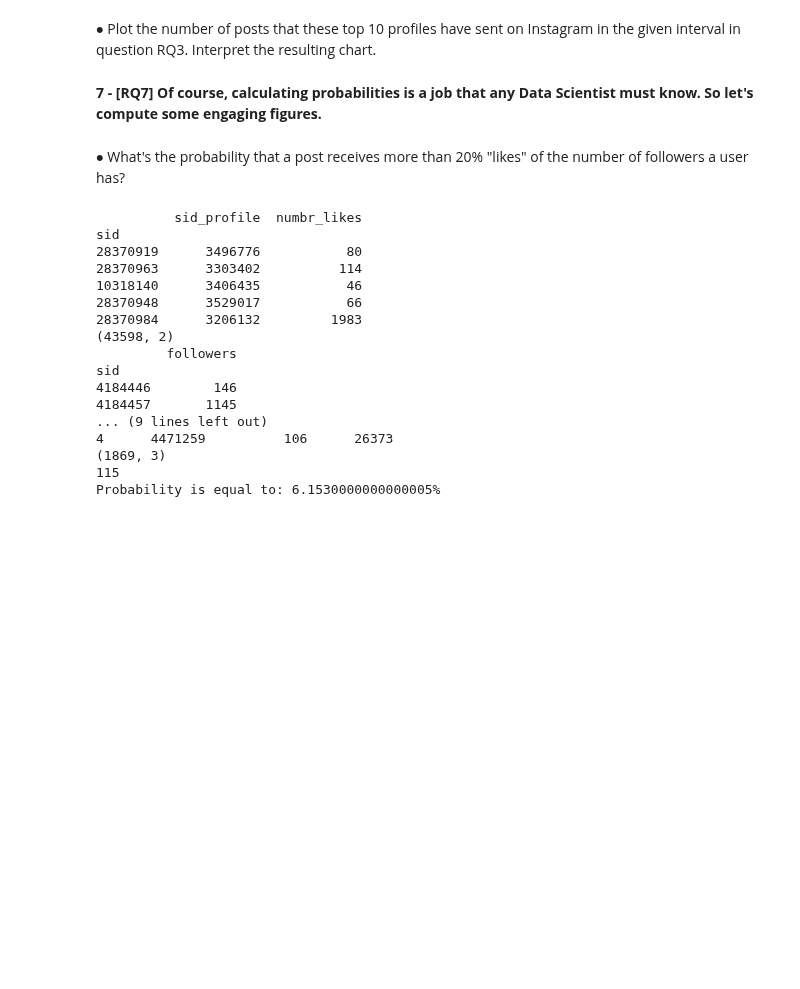
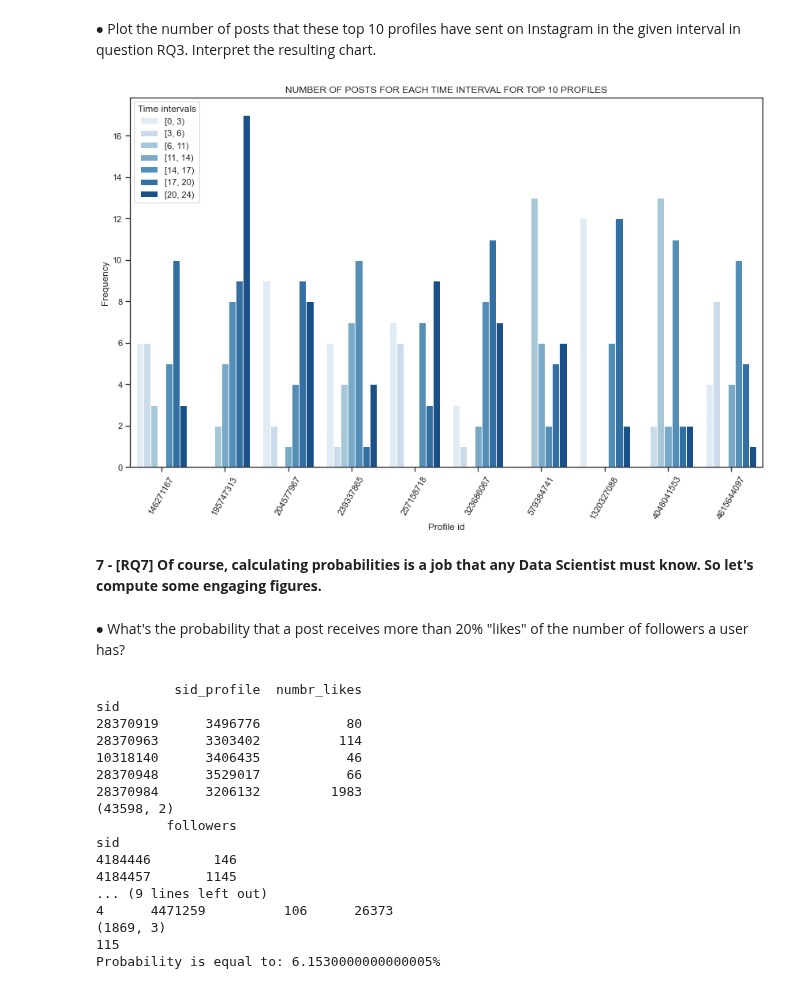
Before and after one commit to Prot10/ADM_HW_2, a Jupyter notebook: adm-andrea.ipynb, the cells around one changed output. Cells and saved outputs as stored; diff of their text form; code cells hidden in the pictures; blank space fills up the shorter version.

```diff
--- a/adm-andrea.ipynb
+++ b/adm-andrea.ipynb
@@ -470,8 +470,36 @@ number_comments     1.424
 dtype: float64
 # %% [markdown]
 $\bullet$ Plot the number of posts that these top 10 profiles have sent on Instagram in the given interval in question RQ3. Interpret the resulting chart.
+# %%
+def inter(h,inters):
+    assert inters[0] == 0 and inters[-1]==24, 'Intervals list must start at 0 and end at 24'
+    for i in range(len(inters) - 1):
+        if h >= inters[i] and h < inters[i+1]:
+            return i
 # %%
 # semplicemente un istogramma
+subset_4_4 = posts.col(['profile_id', 'cts'], index=False, nrows=SAMPLE_SIZE)
+subset_4_4 = subset_4_4[subset_4_4["profile_id"].isin(top10_profiles)]
+subset_4_4['hour'] = subset_4_4['cts'].map(lambda x: x.hour).astype('Int8')
+subset_4_4['intervals'] = subset_4_4['hour'].map(lambda h :inter(h, [0,3,6,11,14,17,20,24]))
+# %%
+prof_posts_hour = pd.crosstab(subset_4_4.profile_id, subset_4_4.intervals).replace(0,np.nan).\
+     stack().reset_index().rename(columns={0:'Time'})
+# %%
+labels=["[0, 3)","[3, 6)", "[6, 11)", "[11, 14)", "[14, 17)", "[17, 20)", "[20, 24)"]
+ax = sns.barplot(data=prof_posts_hour, x="profile_id", y="Time", hue="intervals", palette="Blues")
+plt.xticks(rotation=60)
+plt.tight_layout()
+plt.title("TOP 10 PROFILES: NUMBER OF POSTS FOR EACH TIME INTERVAL")
+plt.xlabel("Profile id")
+plt.ylabel("Frequency")
+h, l = ax.get_legend_handles_labels()
+ax.legend(h, labels, title="Time intervals", loc='upper left')
+sns.set(rc={'figure.figsize':(12,8)})
+sns.set_theme(style="whitegrid")
+plt.show()
+# %% [output]
+[figure, added]
 # %% [markdown]
 __7 - [RQ7] Of course, calculating probabilities is a job that any Data Scientist must know. So let's compute some engaging figures.__
 # %% [markdown]
```
Also changed, not shown: parts of 15 cells of this notebook.
